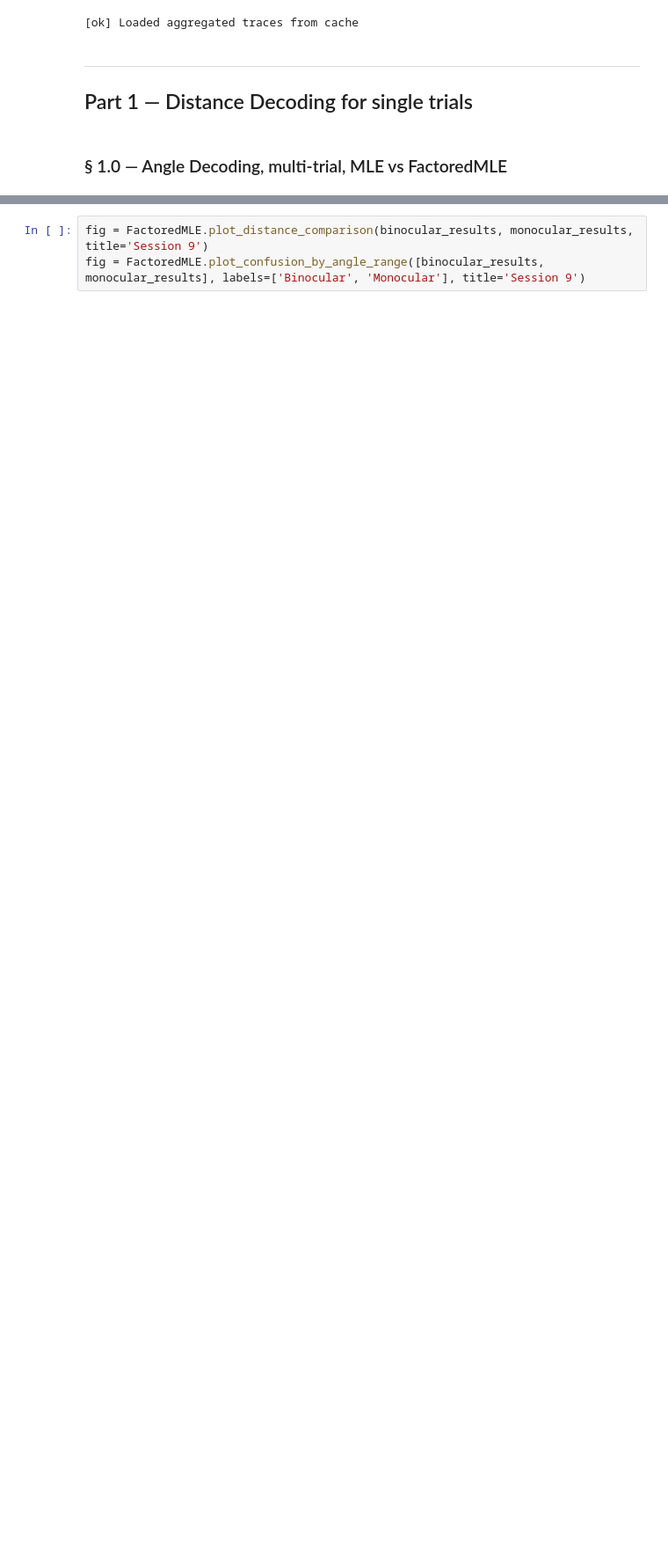
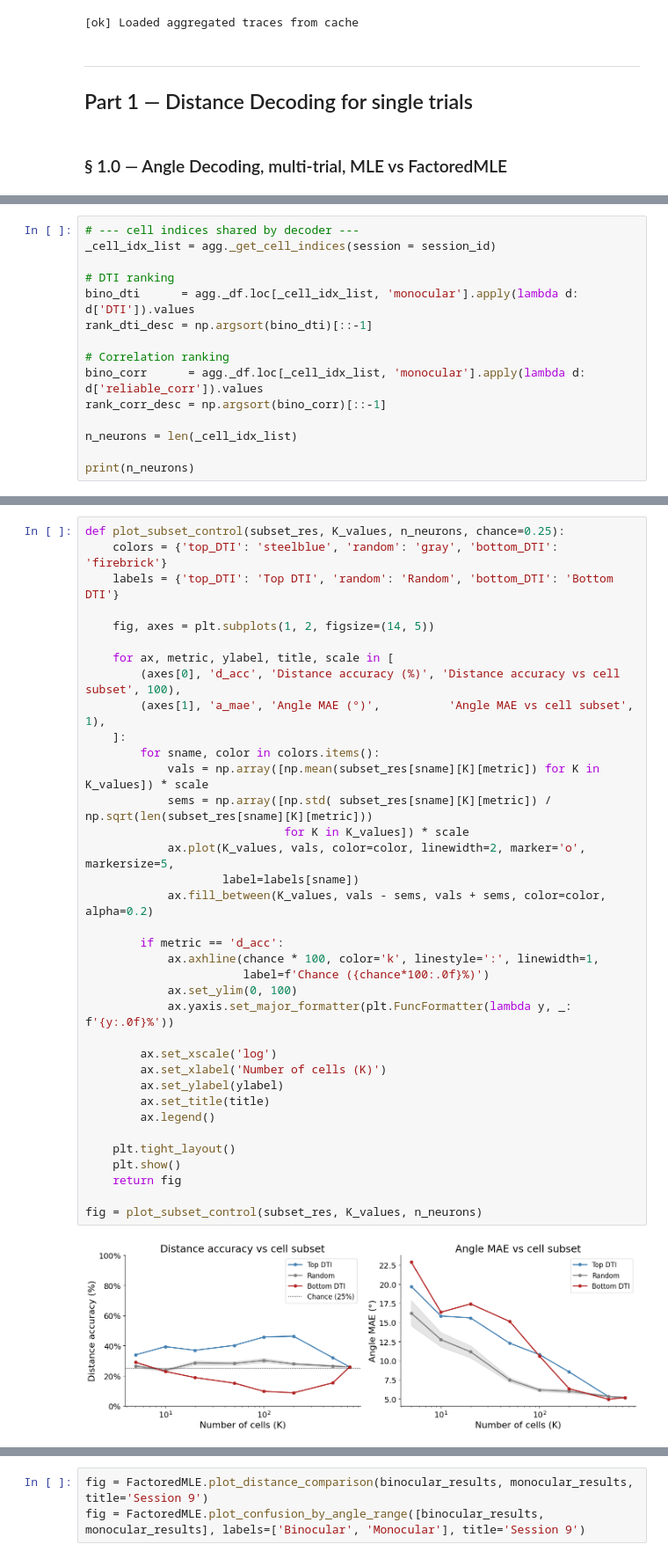
Before and after one commit to s-acosta/distance-project, a Jupyter notebook: radial-analysis/radial-notebooks/decoding notebooks/decoding-distance-single-trials.ipynb, the cells around one changed output, grey strips where cells are left out. Shown at 88% size. Cells and saved outputs as stored; diff of their text form; blank space fills up the shorter version.

```diff
--- a/radial-analysis/radial-notebooks/decoding notebooks/decoding-distance-single-trials.ipynb
+++ b/radial-analysis/radial-notebooks/decoding notebooks/decoding-distance-single-trials.ipynb
@@ -80,0 +233,15 @@ fig = FactoredMLE.plot_confusion_by_angle_range([binocular_results, monocular_re
+# %%
+# --- cell indices shared by decoder ---
+_cell_idx_list = agg._get_cell_indices(session = session_id)
+
+# DTI ranking
+bino_dti      = agg._df.loc[_cell_idx_list, 'monocular'].apply(lambda d: d['DTI']).values
+rank_dti_desc = np.argsort(bino_dti)[::-1]
+
+# Correlation ranking
+bino_corr      = agg._df.loc[_cell_idx_list, 'monocular'].apply(lambda d: d['reliable_corr']).values
+rank_corr_desc = np.argsort(bino_corr)[::-1]
+
+n_neurons = len(_cell_idx_list)
+
+print(n_neurons)
@@ -80,0 +347,38 @@ fig = FactoredMLE.plot_confusion_by_angle_range([binocular_results, monocular_re
+# %%
+def plot_subset_control(subset_res, K_values, n_neurons, chance=0.25):
+    colors = {'top_DTI': 'steelblue', 'random': 'gray', 'bottom_DTI': 'firebrick'}
+    labels = {'top_DTI': 'Top DTI', 'random': 'Random', 'bottom_DTI': 'Bottom DTI'}
+
+    fig, axes = plt.subplots(1, 2, figsize=(14, 5))
+
+    for ax, metric, ylabel, title, scale in [
+        (axes[0], 'd_acc', 'Distance accuracy (%)', 'Distance accuracy vs cell subset', 100),
+        (axes[1], 'a_mae', 'Angle MAE (°)',          'Angle MAE vs cell subset',          1),
+    ]:
+        for sname, color in colors.items():
+            vals = np.array([np.mean(subset_res[sname][K][metric]) for K in K_values]) * scale
+            sems = np.array([np.std( subset_res[sname][K][metric]) / np.sqrt(len(subset_res[sname][K][metric]))
+                             for K in K_values]) * scale
+            ax.plot(K_values, vals, color=color, linewidth=2, marker='o', markersize=5,
+                    label=labels[sname])
+            ax.fill_between(K_values, vals - sems, vals + sems, color=color, alpha=0.2)
+
+        if metric == 'd_acc':
+            ax.axhline(chance * 100, color='k', linestyle=':', linewidth=1,
+                       label=f'Chance ({chance*100:.0f}%)')
+            ax.set_ylim(0, 100)
+            ax.yaxis.set_major_formatter(plt.FuncFormatter(lambda y, _: f'{y:.0f}%'))
+
+        ax.set_xscale('log')
+        ax.set_xlabel('Number of cells (K)')
+        ax.set_ylabel(ylabel)
+        ax.set_title(title)
+        ax.legend()
+
+    plt.tight_layout()
+    plt.show()
+    return fig
+
+fig = plot_subset_control(subset_res, K_values, n_neurons)
+# %% [output]
+[figure, added]
```
Also changed, not shown: parts of 13 cells of this notebook, 3 other files.
